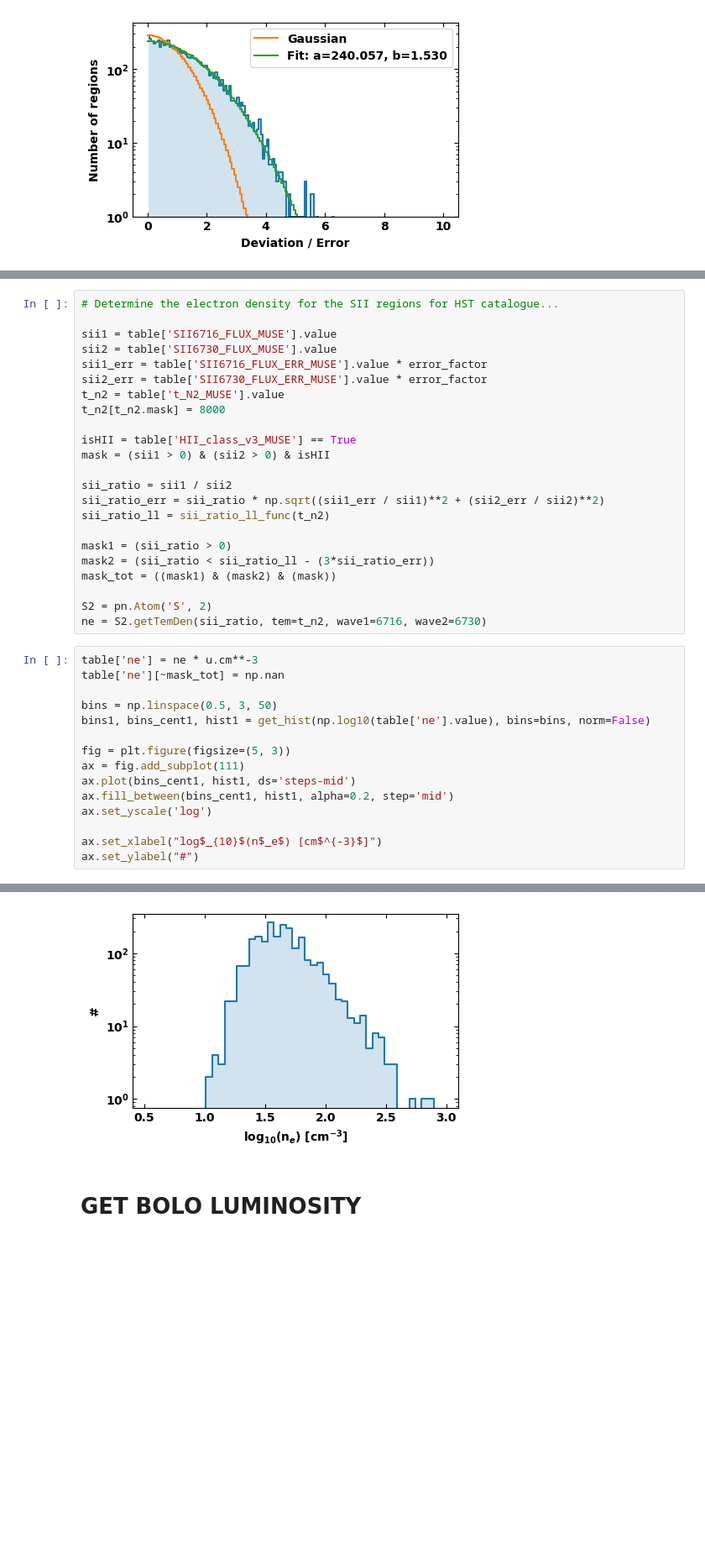
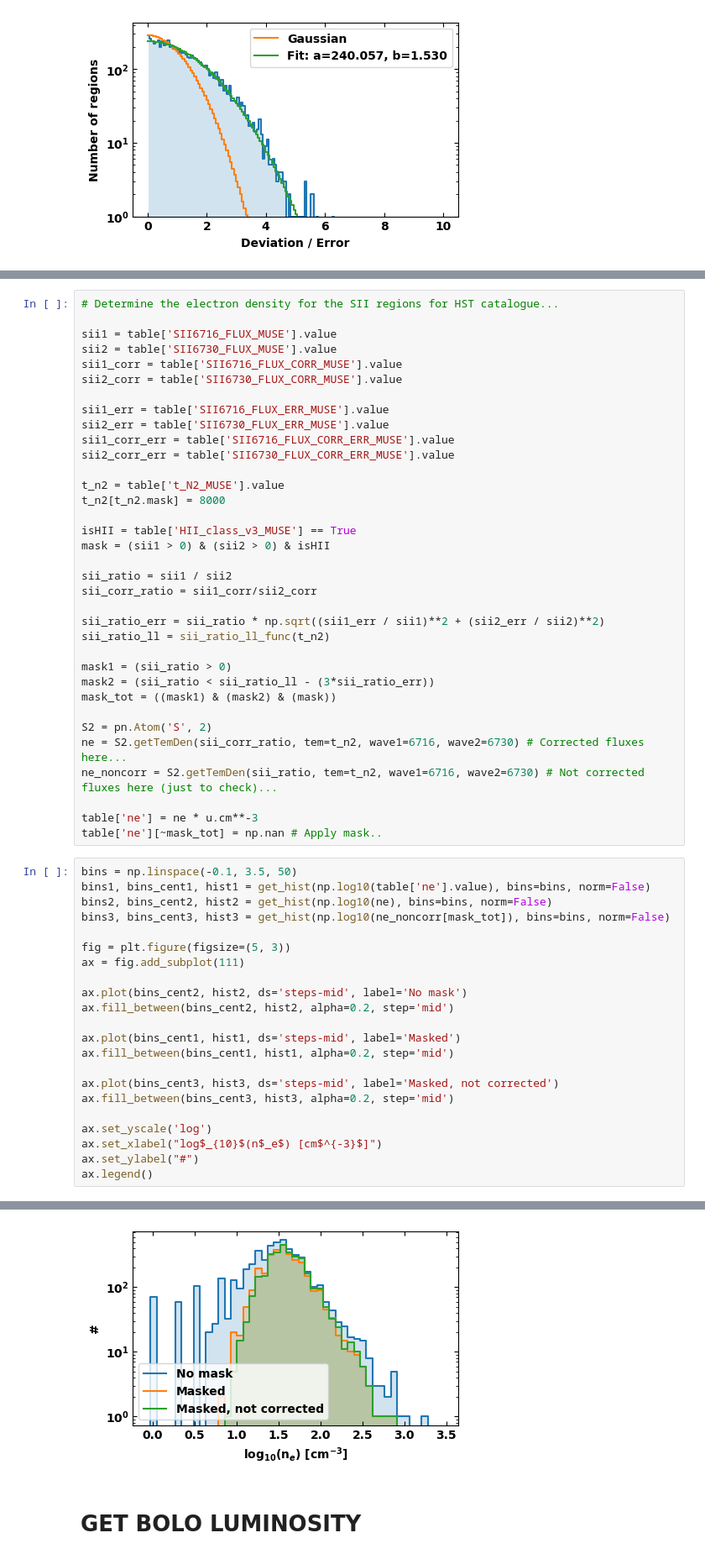
Before and after one commit to ashleythomasbarnes/analysis_phangs_hst, a Jupyter notebook: hstha_catalogue_v0p4/run_analysis_pressures/get_props.ipynb, the cells around one changed output, grey strips where cells are left out. Shown at 84% size. Cells and saved outputs as stored; diff of their text form; blank space fills up the shorter version.

Commit message:
FLUX vs FLUX_CORR added

```diff
--- a/hstha_catalogue_v0p4/run_analysis_pressures/get_props.ipynb
+++ b/hstha_catalogue_v0p4/run_analysis_pressures/get_props.ipynb
@@ -152,8 +276,14 @@ Text(0, 0.5, 'Number of regions')
 
 sii1 = table['SII6716_FLUX_MUSE'].value
 sii2 = table['SII6730_FLUX_MUSE'].value
-sii1_err = table['SII6716_FLUX_ERR_MUSE'].value * error_factor
-sii2_err = table['SII6730_FLUX_ERR_MUSE'].value * error_factor
+sii1_corr = table['SII6716_FLUX_CORR_MUSE'].value
+sii2_corr = table['SII6730_FLUX_CORR_MUSE'].value
+
+sii1_err = table['SII6716_FLUX_ERR_MUSE'].value
+sii2_err = table['SII6730_FLUX_ERR_MUSE'].value
+sii1_corr_err = table['SII6716_FLUX_CORR_ERR_MUSE'].value
+sii2_corr_err = table['SII6730_FLUX_CORR_ERR_MUSE'].value
+
 t_n2 = table['t_N2_MUSE'].value
 t_n2[t_n2.mask] = 8000
 
@@ -161,6 +291,8 @@ isHII = table['HII_class_v3_MUSE'] == True
 mask = (sii1 > 0) & (sii2 > 0) & isHII
 
 sii_ratio = sii1 / sii2
+sii_corr_ratio = sii1_corr/sii2_corr
+
 sii_ratio_err = sii_ratio * np.sqrt((sii1_err / sii1)**2 + (sii2_err / sii2)**2)
 sii_ratio_ll = sii_ratio_ll_func(t_n2)
 
@@ -169,20 +301,31 @@ mask2 = (sii_ratio < sii_ratio_ll - (3*sii_ratio_err))
 mask_tot = ((mask1) & (mask2) & (mask))
 
 S2 = pn.Atom('S', 2)
-ne = S2.getTemDen(sii_ratio, tem=t_n2, wave1=6716, wave2=6730)
+ne = S2.getTemDen(sii_corr_ratio, tem=t_n2, wave1=6716, wave2=6730) # Corrected fluxes here...
+ne_noncorr = S2.getTemDen(sii_ratio, tem=t_n2, wave1=6716, wave2=6730) # Not corrected fluxes here (just to check)...
+
+table['ne'] = ne * u.cm**-3
+table['ne'][~mask_tot] = np.nan # Apply mask..
 # %%
-table['ne'] = ne * u.cm**-3
-table['ne'][~mask_tot] = np.nan
-
-bins = np.linspace(0.5, 3, 50)
+bins = np.linspace(-0.1, 3.5, 50)
 bins1, bins_cent1, hist1 = get_hist(np.log10(table['ne'].value), bins=bins, norm=False)
+bins2, bins_cent2, hist2 = get_hist(np.log10(ne), bins=bins, norm=False)
+bins3, bins_cent3, hist3 = get_hist(np.log10(ne_noncorr[mask_tot]), bins=bins, norm=False)
 
 fig = plt.figure(figsize=(5, 3))
 ax = fig.add_subplot(111)
-ax.plot(bins_cent1, hist1, ds='steps-mid')
+
+ax.plot(bins_cent2, hist2, ds='steps-mid', label='No mask')
+ax.fill_between(bins_cent2, hist2, alpha=0.2, step='mid')
+
+ax.plot(bins_cent1, hist1, ds='steps-mid', label='Masked')
 ax.fill_between(bins_cent1, hist1, alpha=0.2, step='mid')
+
+ax.plot(bins_cent3, hist3, ds='steps-mid', label='Masked, not corrected')
+ax.fill_between(bins_cent3, hist3, alpha=0.2, step='mid')
+
 ax.set_yscale('log')
-
 ax.set_xlabel("log$_{10}$(n$_e$) [cm$^{-3}$]")
 ax.set_ylabel("#")
+ax.legend()
 # %% [output]
@@ -190,4 +333,4 @@ Text(0, 0.5, '#')
-[figure, old version]
+[figure, new version]
 # %% [markdown]
 # GET BOLO LUMINOSITY
 # %%
```
Also changed, not shown: parts of 9 cells of this notebook.
